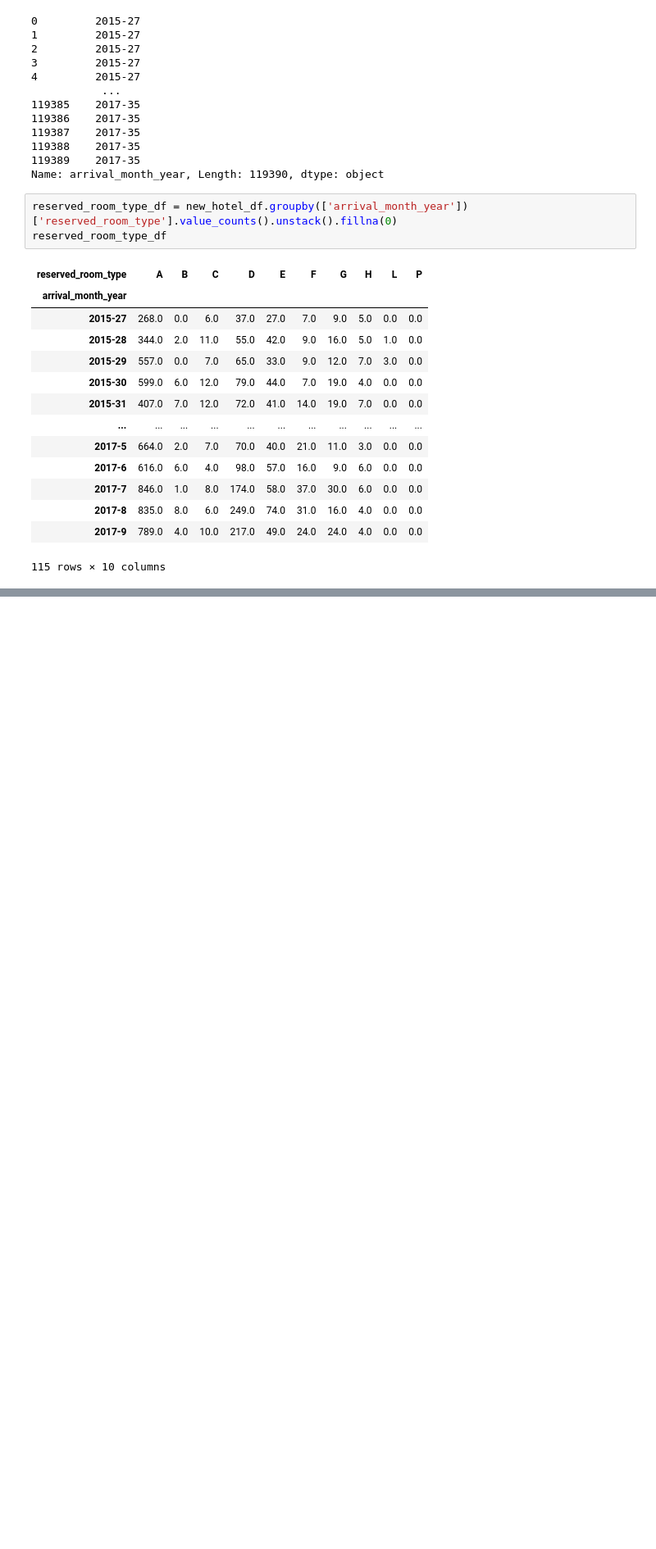
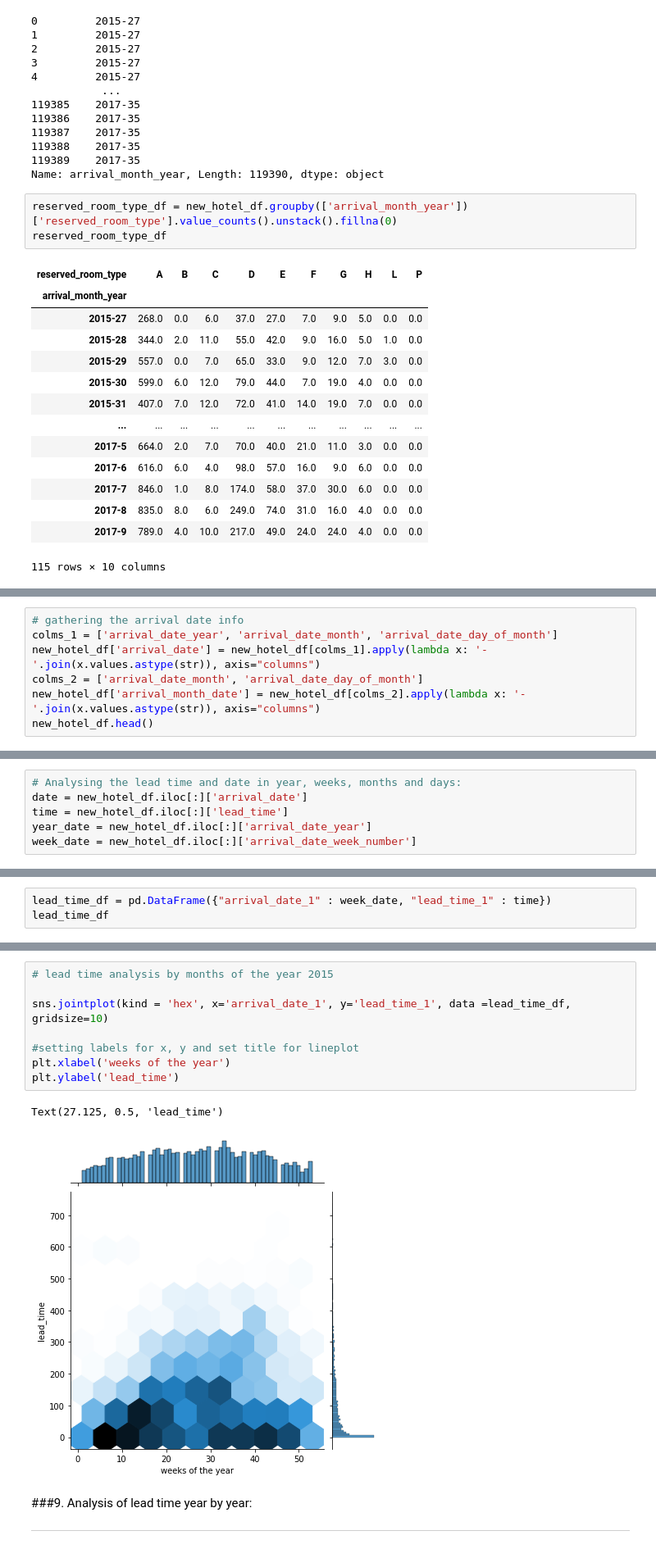
Before and after one commit to Nimisha-Nooti/hotel-data-analysis, a Jupyter notebook: Hotel_Booking_Analysis_Capstone_Project.ipynb, the cells around one changed output, grey strips where cells are left out. Shown: that part at 82% size. Cells and saved outputs as stored; diff of their text form; blank space fills up the shorter version.

```diff
--- a/Hotel_Booking_Analysis_Capstone_Project.ipynb
+++ b/Hotel_Booking_Analysis_Capstone_Project.ipynb
@@ -267,0 +364,7 @@ Whiskers are set at 1.5 * IQR ( Q3 - Q1)
+# %%
+# gathering the arrival date info
+colms_1 = ['arrival_date_year', 'arrival_date_month', 'arrival_date_day_of_month']
+new_hotel_df['arrival_date'] = new_hotel_df[colms_1].apply(lambda x: '-'.join(x.values.astype(str)), axis="columns")
+colms_2 = ['arrival_date_month', 'arrival_date_day_of_month']
+new_hotel_df['arrival_month_date'] = new_hotel_df[colms_2].apply(lambda x: '-'.join(x.values.astype(str)), axis="columns")
+new_hotel_df.head()
@@ -267,0 +379,6 @@ Whiskers are set at 1.5 * IQR ( Q3 - Q1)
+# %%
+# Analysing the lead time and date in year, weeks, months and days:
+date = new_hotel_df.iloc[:]['arrival_date']
+time = new_hotel_df.iloc[:]['lead_time']
+year_date = new_hotel_df.iloc[:]['arrival_date_year']
+week_date = new_hotel_df.iloc[:]['arrival_date_week_number']
@@ -267,0 +387,3 @@ Whiskers are set at 1.5 * IQR ( Q3 - Q1)
+# %%
+lead_time_df = pd.DataFrame({"arrival_date_1" : week_date, "lead_time_1" : time})
+lead_time_df
@@ -267,0 +404,17 @@ Whiskers are set at 1.5 * IQR ( Q3 - Q1)
+# %%
+# lead time analysis by months of the year 2015
+
+sns.jointplot(kind = 'hex', x='arrival_date_1', y='lead_time_1', data =lead_time_df, gridsize=10)
+
+#setting labels for x, y and set title for lineplot
+plt.xlabel('weeks of the year')
+plt.ylabel('lead_time')
+# %% [output]
+Text(27.125, 0.5, 'lead_time')
+[figure, added]
+# %% [markdown]
+###9. Analysis of lead time year by year:
+
+
+
+---
```
Also changed, not shown: parts of 41 cells of this notebook.
